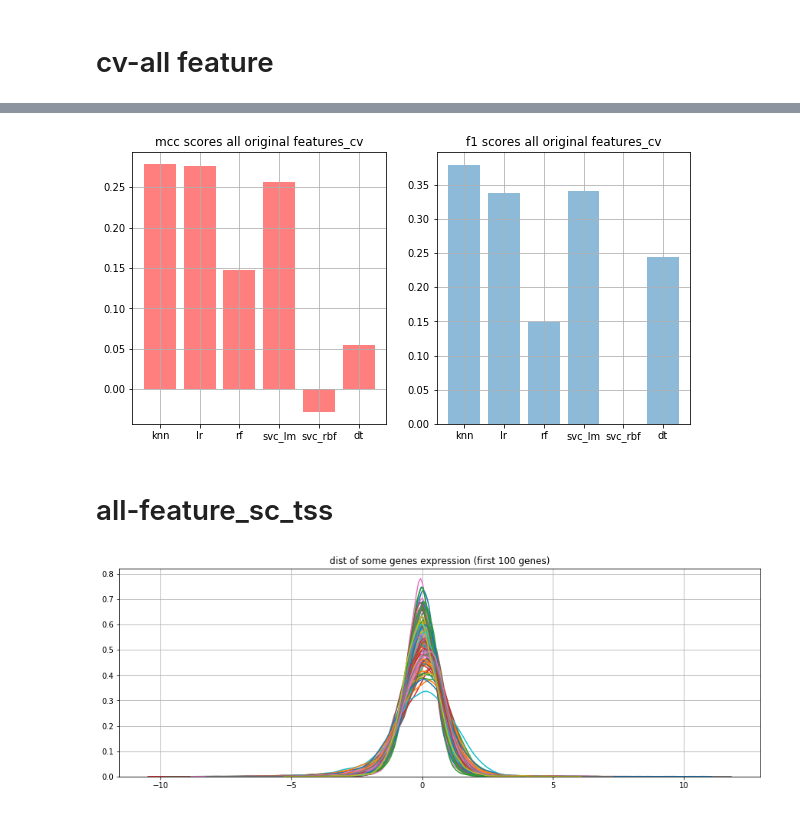
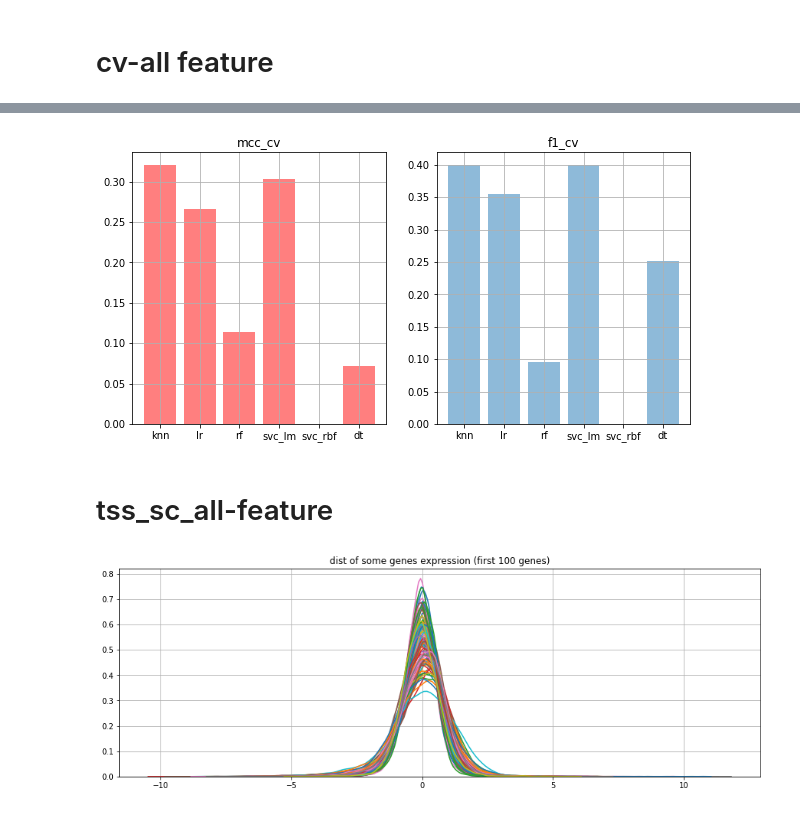
Before and after one commit to dinaOuahbi/Some_MLs-with-python, a Jupyter notebook: 05_hatzis_2011_merge_communc07_resp_gene.ipynb, the cells around one changed output, grey strips where cells are left out. Drawn from its saved outputs; the diff is of its cells as text; code cells hidden in the pictures.

```diff
--- a/05_hatzis_2011_merge_communc07_resp_gene.ipynb
+++ b/05_hatzis_2011_merge_communc07_resp_gene.ipynb
@@ -152,8 +151,8 @@ lr = LogisticRegression(penalty='l2',
 rf =RandomForestClassifier(n_estimators = 20,
                                 criterion = 'entropy',
                                 random_state = 51)
-svc_lm = SVC(random_state=0, kernel='linear')
-svc_rbf = SVC(random_state=0, kernel='rbf')
+svc_lm = SVC(random_state=0, kernel='linear', probability=True)
+svc_rbf = SVC(random_state=0, kernel='rbf', probability=True)
 dt =  DecisionTreeClassifier(criterion = 'entropy',random_state = 0, max_depth=None)
 
 # make dictionnary
@@ -200,7 +207,7 @@ print(f1_score(y_test, ab.predict(X_test)))
 # %%
 from sklearn.model_selection import cross_val_score, cross_val_predict
 from sklearn.model_selection import StratifiedKFold
-cv = StratifiedKFold(10, random_state=0)
+cv = StratifiedKFold(10, shuffle=True)
 
 # make dictionnary
 pred_cv = {}
@@ -216,19 +241,19 @@ for clf in models:
 # %%
 list_models = ['knn','lr','rf','svc_lm','svc_rbf','dt']
 plt.figure(figsize=(10,5))
 plt.subplot(121)
 plt.bar(list_models, mcc_cv.values(), alpha=0.5, color='red')
 plt.grid(True)
-plt.title('mcc scores all original features_cv')
+plt.title('mcc_cv')
 plt.subplot(122)
 plt.bar(list_models, f1_cv.values(), alpha=0.5)
 plt.grid(True)
-plt.title('f1 scores all original features_cv')
-plt.savefig("05_hatzis_2011_mccf1 scores all original features_cv.png")
+plt.title('f1_cv')
+plt.savefig("05_hatzis_2011_cv.png")
 # %% [output]
-[figure, old version]
+[figure, new version]
-# %% [markdown]
-# all-feature_sc_tss
+# %% [markdown]
+# tss_sc_all-feature
 # %%
 #transform data into normal distribution
 from sklearn.preprocessing import RobustScaler
```
Also changed, not shown: parts of 48 cells of this notebook, 16 other files.
